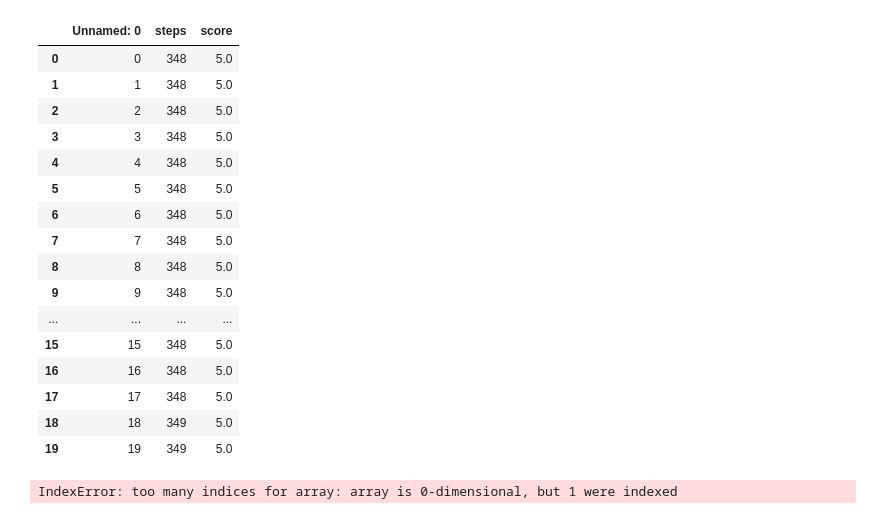
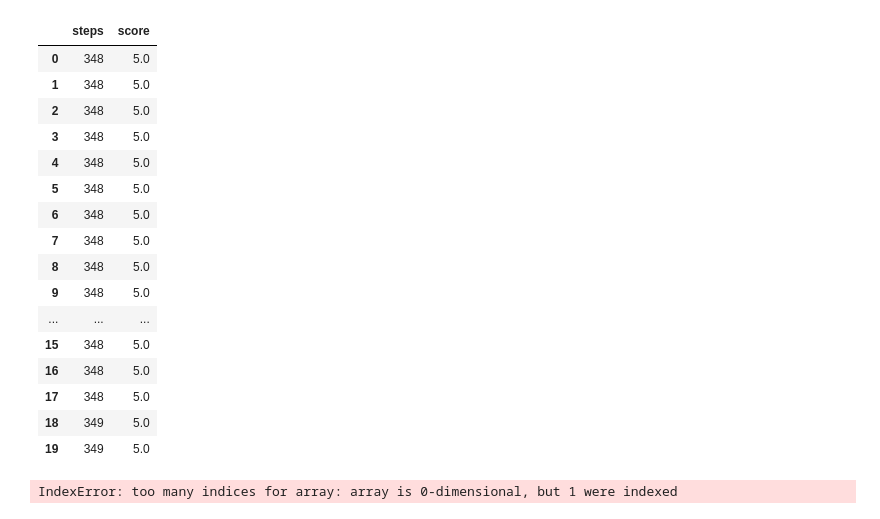
Before and after one commit to Threelivestoken/RFP4, a Jupyter notebook: ZachsCode/Untitled.ipynb, the cells around one changed output. Cells and saved outputs as stored; diff of their text form; code cells hidden in the pictures.

```diff
--- a/ZachsCode/Untitled.ipynb
+++ b/ZachsCode/Untitled.ipynb
@@ -2,26 +2,26 @@
 import seaborn as sns
 import matplotlib.pyplot as plt
 import pandas as pd
-# %%
-stepsAndScore
-# %% [output]
-|  | Unnamed: 0 | steps | score |
-| 0 | 0 | 348 | 5.0 |
-| 1 | 1 | 348 | 5.0 |
-| 2 | 2 | 348 | 5.0 |
-| 3 | 3 | 348 | 5.0 |
-| 4 | 4 | 348 | 5.0 |
-| 5 | 5 | 348 | 5.0 |
-| 6 | 6 | 348 | 5.0 |
-| 7 | 7 | 348 | 5.0 |
-| 8 | 8 | 348 | 5.0 |
-| 9 | 9 | 348 | 5.0 |
-| ... | ... | ... | ... |
-| 15 | 15 | 348 | 5.0 |
-| 16 | 16 | 348 | 5.0 |
-| 17 | 17 | 348 | 5.0 |
-| 18 | 18 | 349 | 5.0 |
-| 19 | 19 | 349 | 5.0 |
+# %%
+stepsAndScore.drop('Unnamed: 0', axis=1)
+# %% [output]
+|  | steps | score |
+| 0 | 348 | 5.0 |
+| 1 | 348 | 5.0 |
+| 2 | 348 | 5.0 |
+| 3 | 348 | 5.0 |
+| 4 | 348 | 5.0 |
+| 5 | 348 | 5.0 |
+| 6 | 348 | 5.0 |
+| 7 | 348 | 5.0 |
+| 8 | 348 | 5.0 |
+| 9 | 348 | 5.0 |
+| ... | ... | ... |
+| 15 | 348 | 5.0 |
+| 16 | 348 | 5.0 |
+| 17 | 348 | 5.0 |
+| 18 | 349 | 5.0 |
+| 19 | 349 | 5.0 |
 # %%
 sns.histplot(stepsAndScore['steps'], bins=10)
 plt.show()
```
Also changed, not shown: parts of 2 cells of this notebook, 2 other files.
